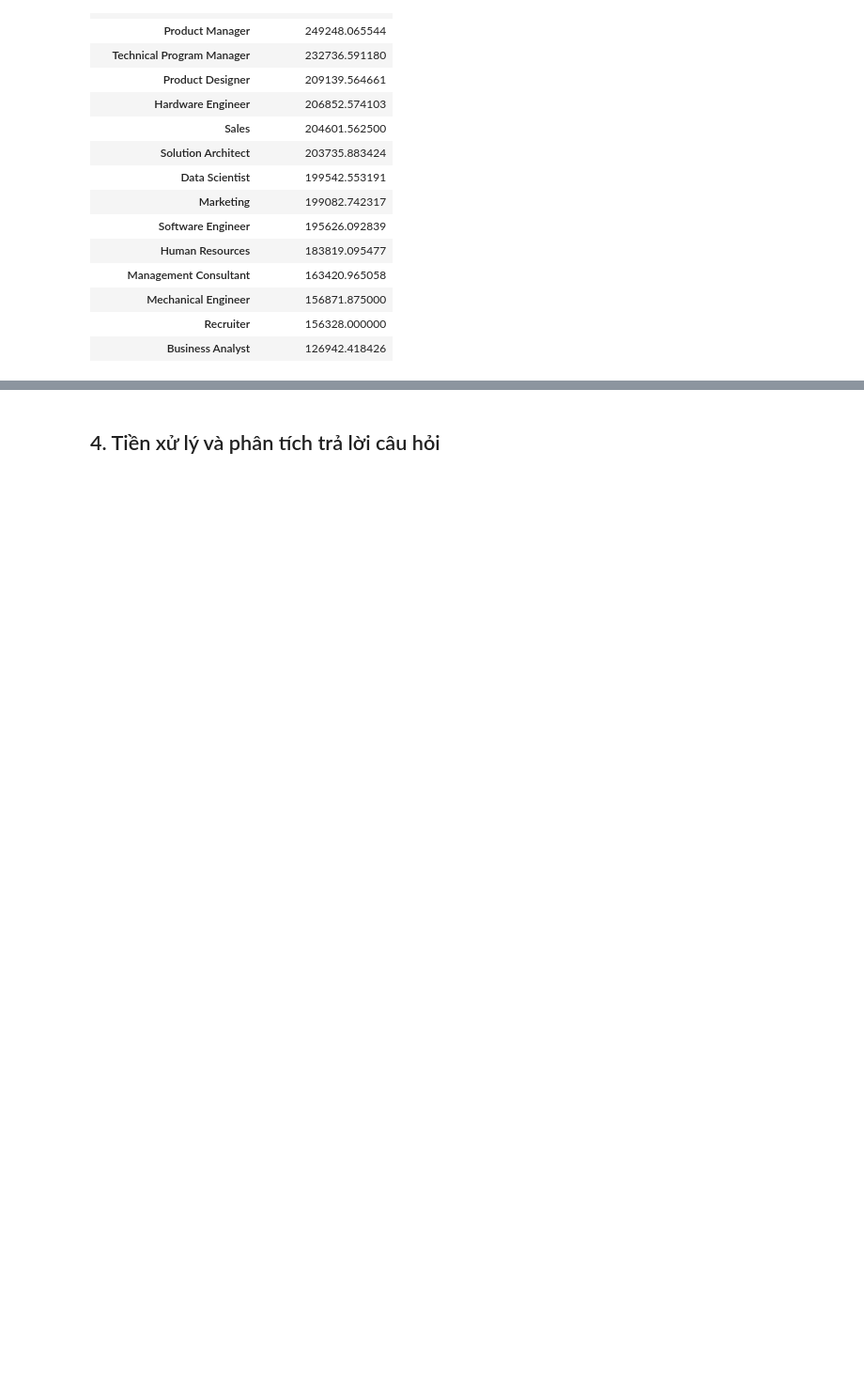
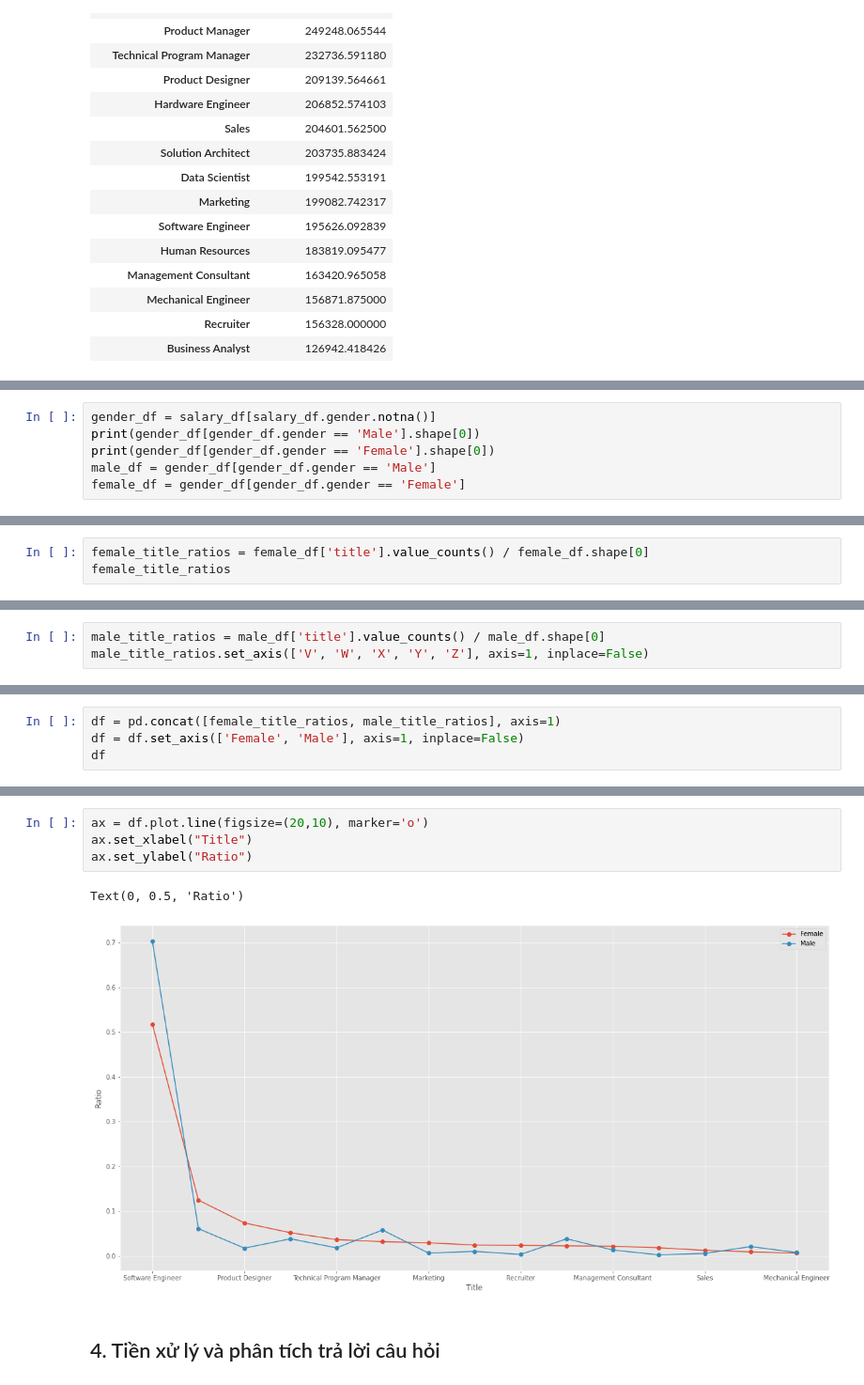
Before and after one commit to TanThinNguyen/P4DS-final-project, a Jupyter notebook: notebook.ipynb, the cells around one changed output, grey strips where cells are left out. Shown at 94% size. Cells and saved outputs as stored; diff of their text form; blank space fills up the shorter version.

```diff
--- a/notebook.ipynb
+++ b/notebook.ipynb
@@ -527,0 +530,6 @@ tmp
+# %%
+gender_df = salary_df[salary_df.gender.notna()]
+print(gender_df[gender_df.gender == 'Male'].shape[0])
+print(gender_df[gender_df.gender == 'Female'].shape[0])
+male_df = gender_df[gender_df.gender == 'Male']
+female_df = gender_df[gender_df.gender == 'Female']
@@ -527,0 +539,3 @@ tmp
+# %%
+female_title_ratios = female_df['title'].value_counts() / female_df.shape[0]
+female_title_ratios
@@ -527,0 +559,3 @@ tmp
+# %%
+male_title_ratios = male_df['title'].value_counts() / male_df.shape[0]
+male_title_ratios.set_axis(['V', 'W', 'X', 'Y', 'Z'], axis=1, inplace=False)
@@ -527,0 +579,4 @@ tmp
+# %%
+df = pd.concat([female_title_ratios, male_title_ratios], axis=1)
+df = df.set_axis(['Female', 'Male'], axis=1, inplace=False)
+df
@@ -528,2 +600,9 @@ tmp
+# %%
+ax = df.plot.line(figsize=(20,10), marker='o')
+ax.set_xlabel("Title")
+ax.set_ylabel("Ratio")
+# %% [output]
+Text(0, 0.5, 'Ratio')
+[figure, added]
 # %% [markdown]
 ## 4. Tiền xử lý và phân tích trả lời câu hỏi
```
Also changed, not shown: parts of 7 cells of this notebook.
